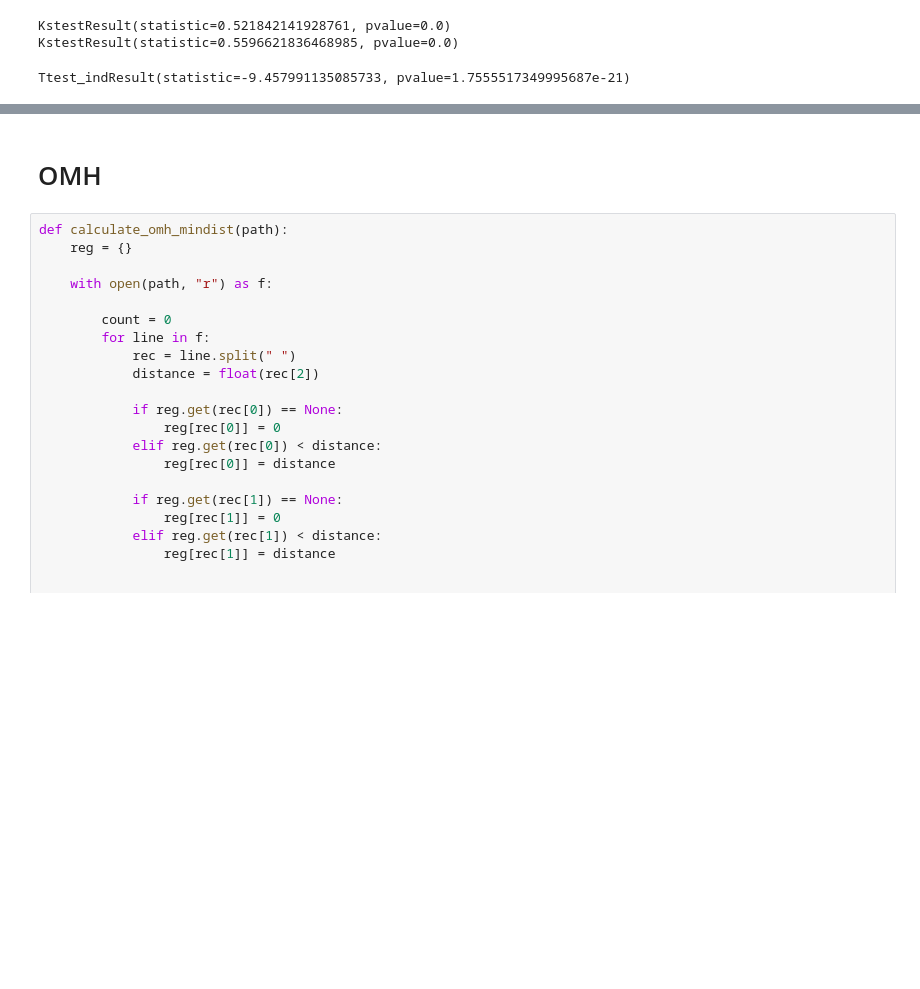
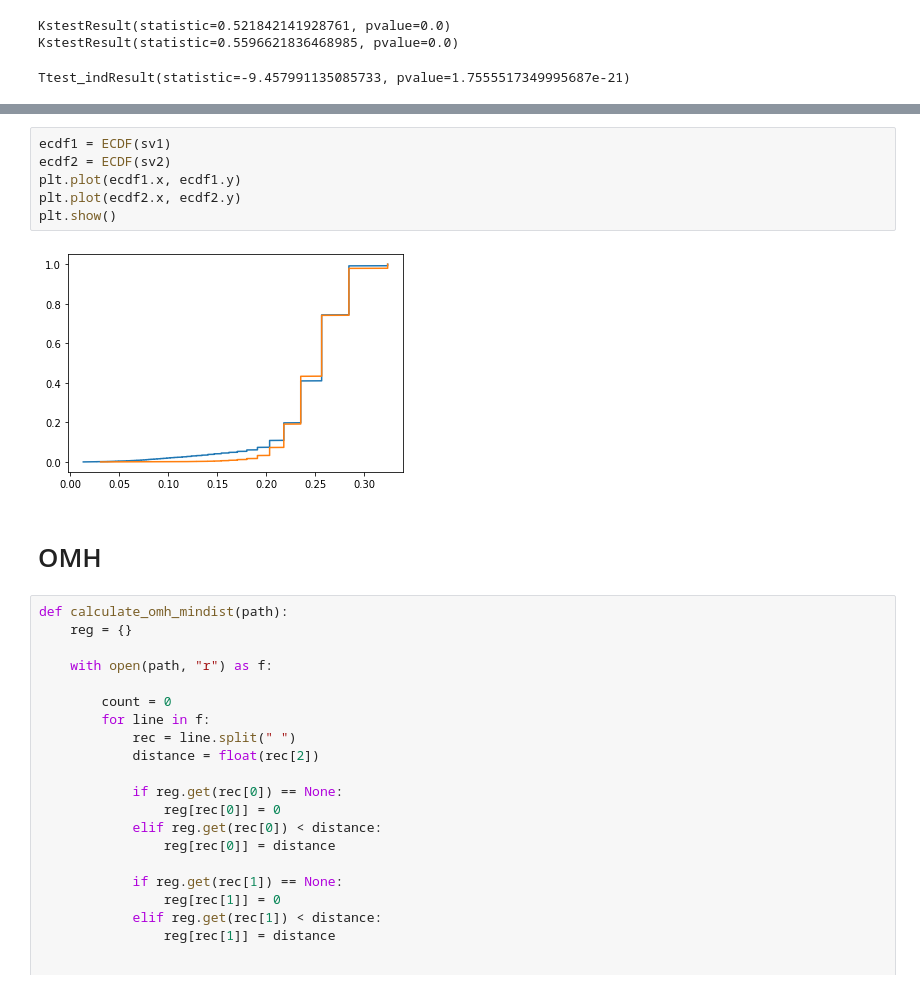
Before and after one commit to LuiggiTenorioK/minhash-benchmark, a Jupyter notebook: src/distances_analysis.ipynb, the cells around one changed output, grey strips where cells are left out. Cells and saved outputs as stored; diff of their text form; blank space fills up the shorter version.

```diff
--- a/src/distances_analysis.ipynb
+++ b/src/distances_analysis.ipynb
@@ -147,3 +159,11 @@ Ttest_indResult(statistic=-9.457991135085733, pvalue=1.7555517349995687e-21)
+# %%
+ecdf1 = ECDF(sv1)
+ecdf2 = ECDF(sv2)
+plt.plot(ecdf1.x, ecdf1.y)
+plt.plot(ecdf2.x, ecdf2.y)
+plt.show()
+# %% [output]
+[figure, added]
 # %% [markdown]
 # OMH
 # %%
```
Also changed, not shown: parts of 9 cells of this notebook.
